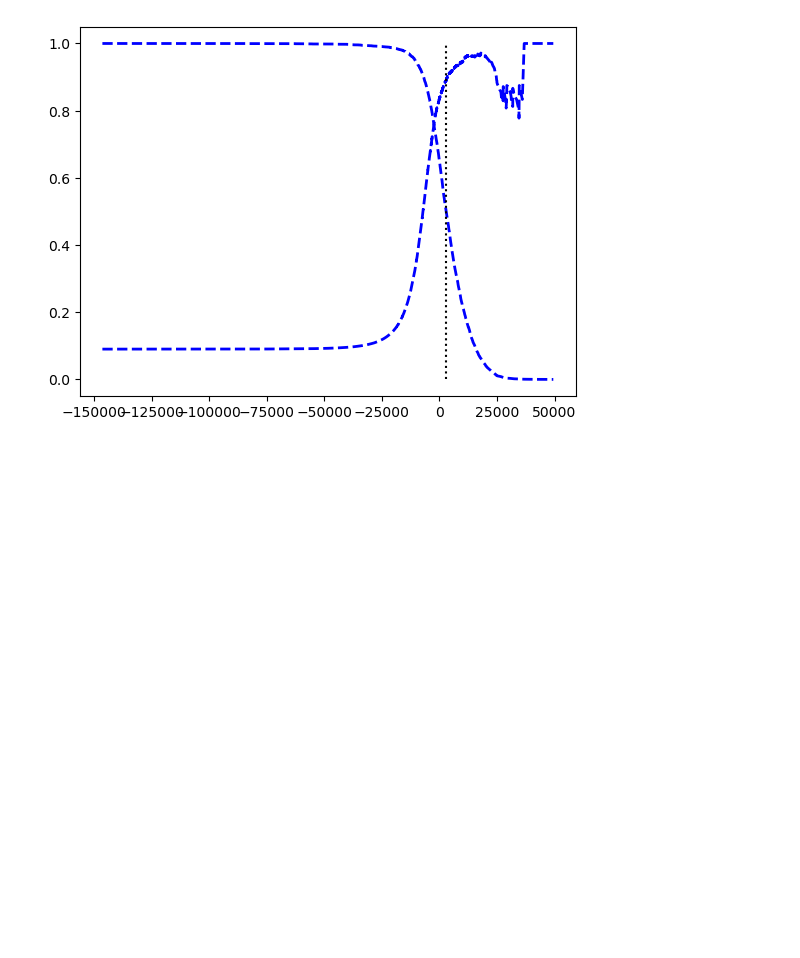
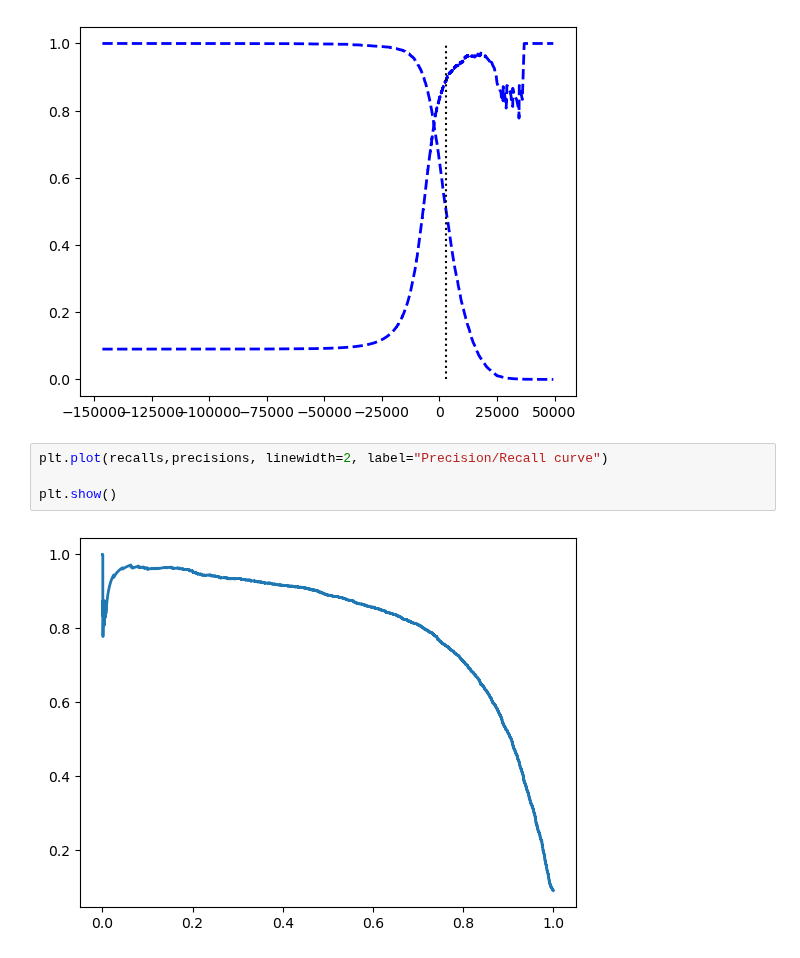
Before and after one commit to schr0841/coding_challenges, a Jupyter notebook: HOMLch3.ipynb, the cells around one changed output. Saved outputs shown, nothing was run; the diff lists cells and outputs as text; blank space fills up the shorter version.

```diff
--- a/HOMLch3.ipynb
+++ b/HOMLch3.ipynb
@@ -143,3 +143,9 @@ plt.vlines(threshold, 0, 1.0, "k", "dotted", label="threshold")
 plt.show()
 # %% [output]
 [figure]
+# %%
+plt.plot(recalls,precisions, linewidth=2, label="Precision/Recall curve")
+
+plt.show()
+# %% [output]
+[figure, added]
```
